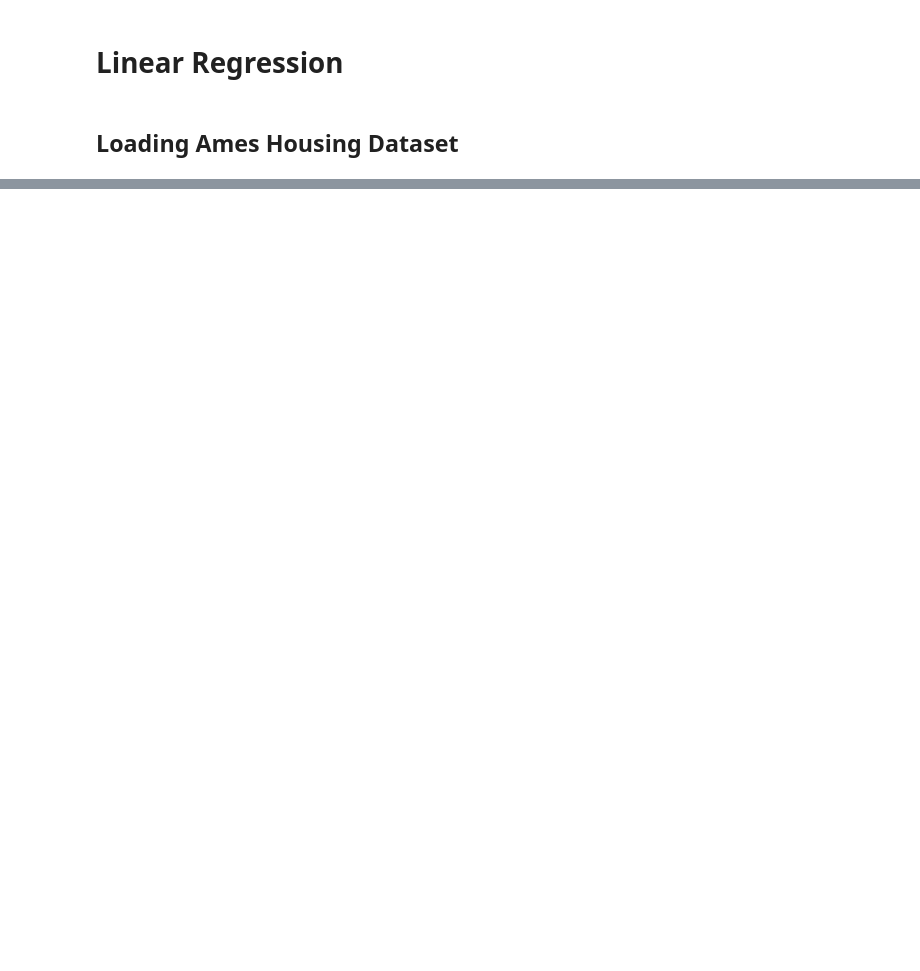
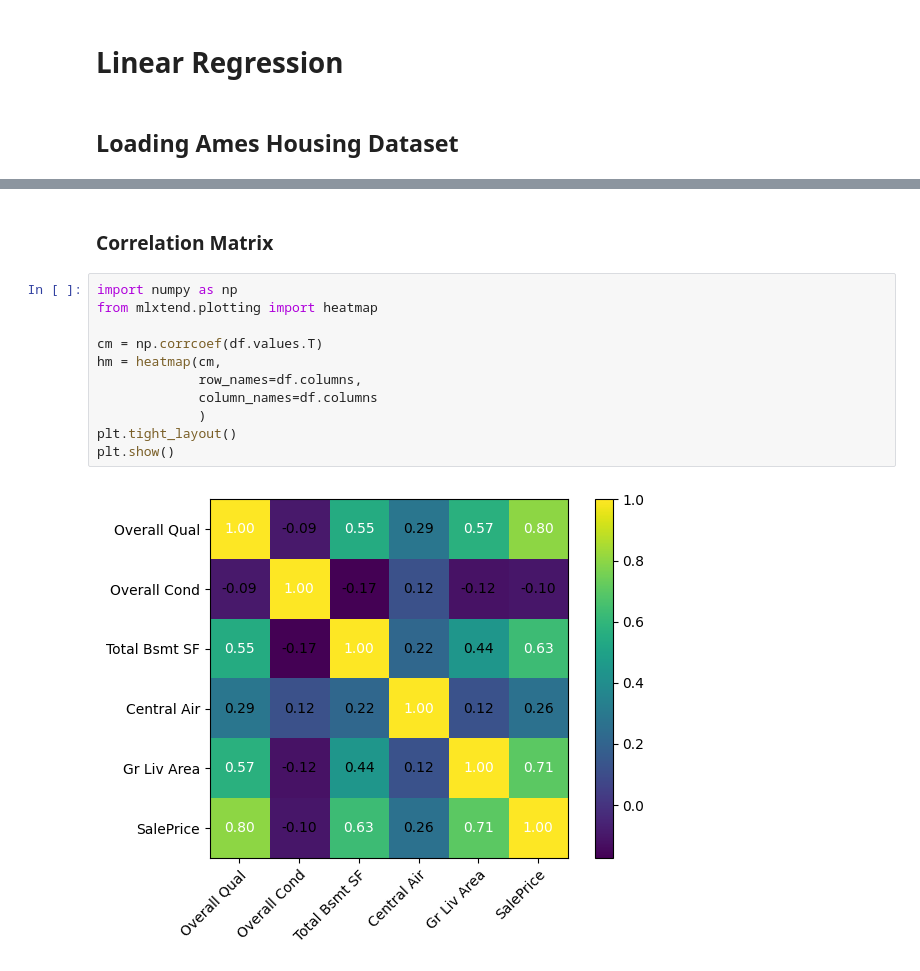
Before and after one commit to SailorJens/MachineLearningWithPyTorch, a Jupyter notebook: Chapter_9_Regression/Chapter_9.ipynb, the cells around one changed output, grey strips where cells are left out. Drawn from its saved outputs; the diff is of its cells as text; blank space fills up the shorter version.

```diff
--- a/Chapter_9_Regression/Chapter_9.ipynb
+++ b/Chapter_9_Regression/Chapter_9.ipynb
@@ -31,0 +93,15 @@ print(ames.head())
+# %% [markdown]
+### Correlation Matrix
+# %%
+import numpy as np
+from mlxtend.plotting import heatmap
+
+cm = np.corrcoef(df.values.T)
+hm = heatmap(cm,
+             row_names=df.columns,
+             column_names=df.columns
+             )
+plt.tight_layout()
+plt.show()
+# %% [output]
+[figure, added]
```
Also changed, not shown: parts of 12 cells of this notebook.
